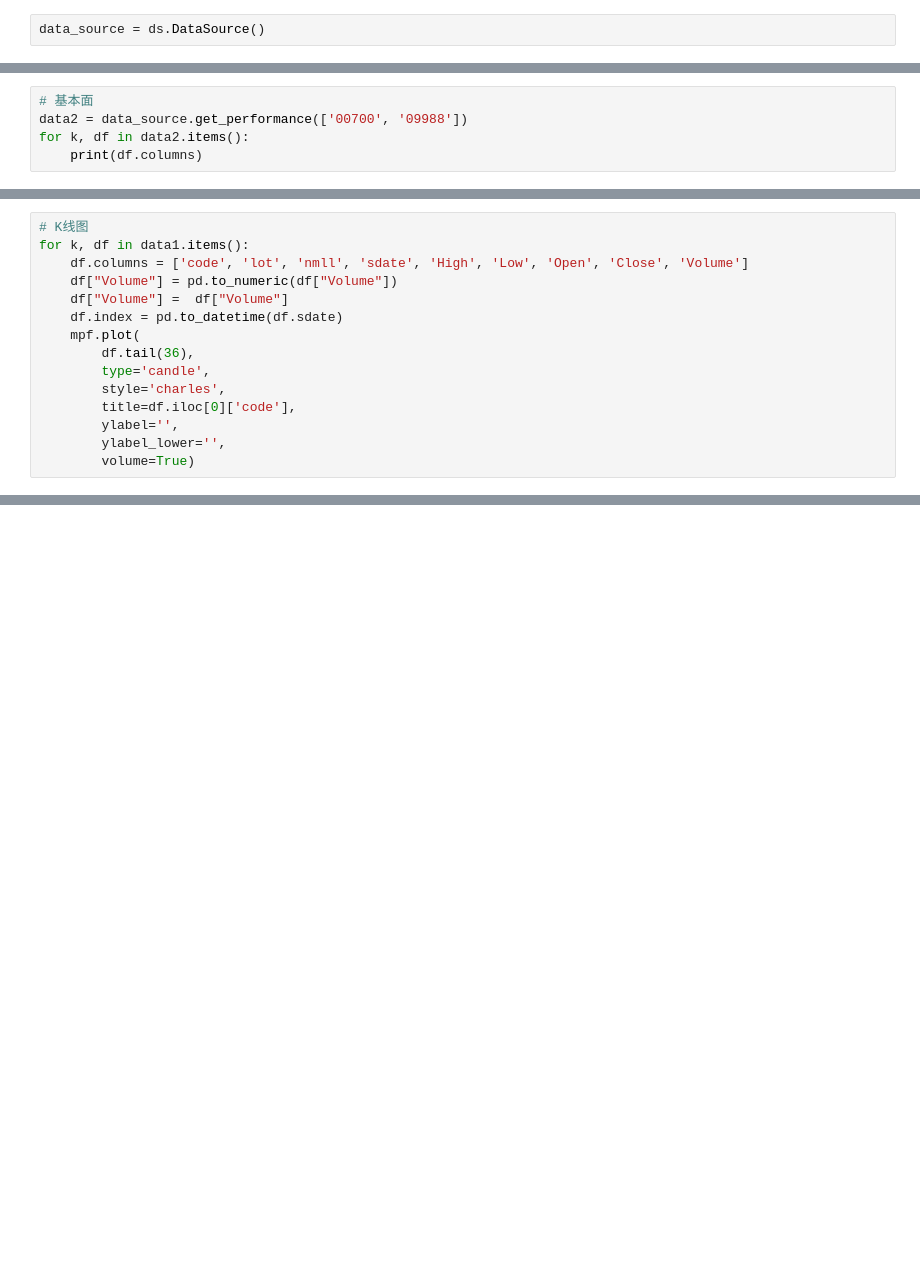
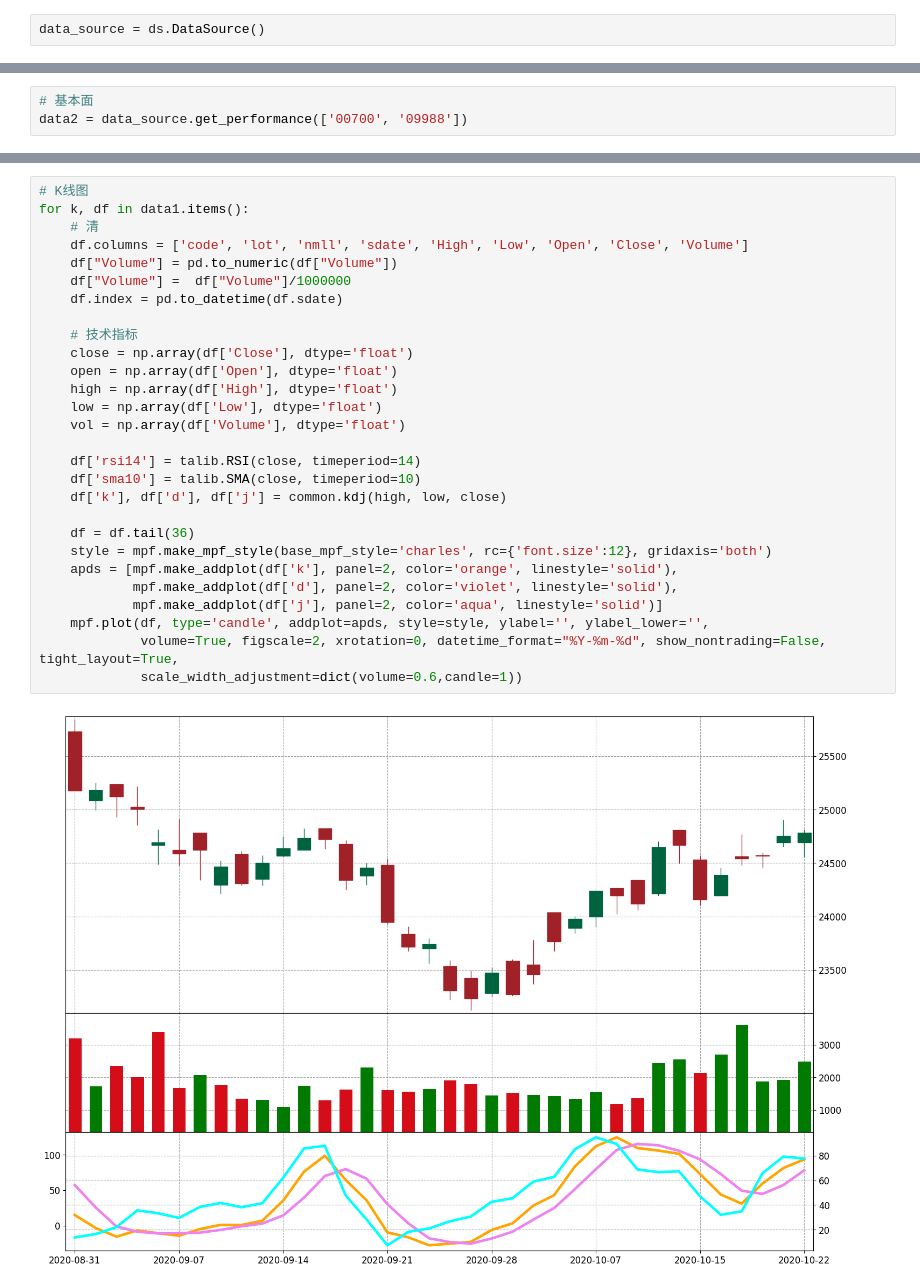
Before and after one commit to webclinic017/dbpower-machine-learning-project, a Jupyter notebook: demo.ipynb, the cells around one changed output, grey strips where cells are left out. Saved outputs shown, nothing was run; the diff lists cells and outputs as text; blank space fills up the shorter version.

Commit message:
Updated nq & common.py & demo.py & templates

```diff
--- a/demo.ipynb
+++ b/demo.ipynb
@@ -35,5 +18,3 @@ print(data1)
 # %%
 # 基本面
 data2 = data_source.get_performance(['00700', '09988'])
-for k, df in data2.items():
-    print(df.columns)
@@ -55,15 +20,0 @@ Index(['code', 'year', 'nmll', 'revenue', 'grossProfit', 'grossMargin',
-# %%
-# K线图
-for k, df in data1.items():
-    df.columns = ['code', 'lot', 'nmll', 'sdate', 'High', 'Low', 'Open', 'Close', 'Volume']
-    df["Volume"] = pd.to_numeric(df["Volume"])
-    df["Volume"] =  df["Volume"]
-    df.index = pd.to_datetime(df.sdate)
-    mpf.plot(
-        df.tail(36),
-        type='candle',
-        style='charles',
-        title=df.iloc[0]['code'],
-        ylabel='',
-        ylabel_lower='',
-        volume=True)
@@ -72,0 +21,30 @@ for k, df in data1.items():
+# %%
+# K线图
+for k, df in data1.items():
+    # 清
+    df.columns = ['code', 'lot', 'nmll', 'sdate', 'High', 'Low', 'Open', 'Close', 'Volume']
+    df["Volume"] = pd.to_numeric(df["Volume"])
+    df["Volume"] =  df["Volume"]/1000000
+    df.index = pd.to_datetime(df.sdate)
+
+    # 技术指标
+    close = np.array(df['Close'], dtype='float')
+    open = np.array(df['Open'], dtype='float')
+    high = np.array(df['High'], dtype='float')
+    low = np.array(df['Low'], dtype='float')
+    vol = np.array(df['Volume'], dtype='float')
+
+    df['rsi14'] = talib.RSI(close, timeperiod=14)
+    df['sma10'] = talib.SMA(close, timeperiod=10)
+    df['k'], df['d'], df['j'] = common.kdj(high, low, close)
+
+    df = df.tail(36)
+    style = mpf.make_mpf_style(base_mpf_style='charles', rc={'font.size':12}, gridaxis='both')
+    apds = [mpf.make_addplot(df['k'], panel=2, color='orange', linestyle='solid'),
+            mpf.make_addplot(df['d'], panel=2, color='violet', linestyle='solid'),
+            mpf.make_addplot(df['j'], panel=2, color='aqua', linestyle='solid')]
+    mpf.plot(df, type='candle', addplot=apds, style=style, ylabel='', ylabel_lower='',
+             volume=True, figscale=2, xrotation=0, datetime_format="%Y-%m-%d", show_nontrading=False, tight_layout=True,
+             scale_width_adjustment=dict(volume=0.6,candle=1))
+# %% [output]
+[figure, added]
```
Also changed, not shown: parts of 7 cells of this notebook, 9 other files.
